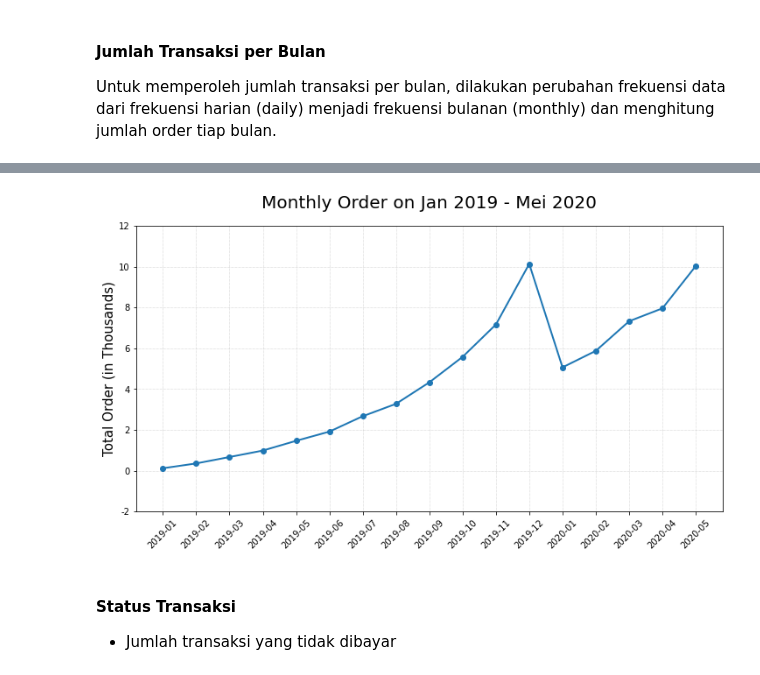
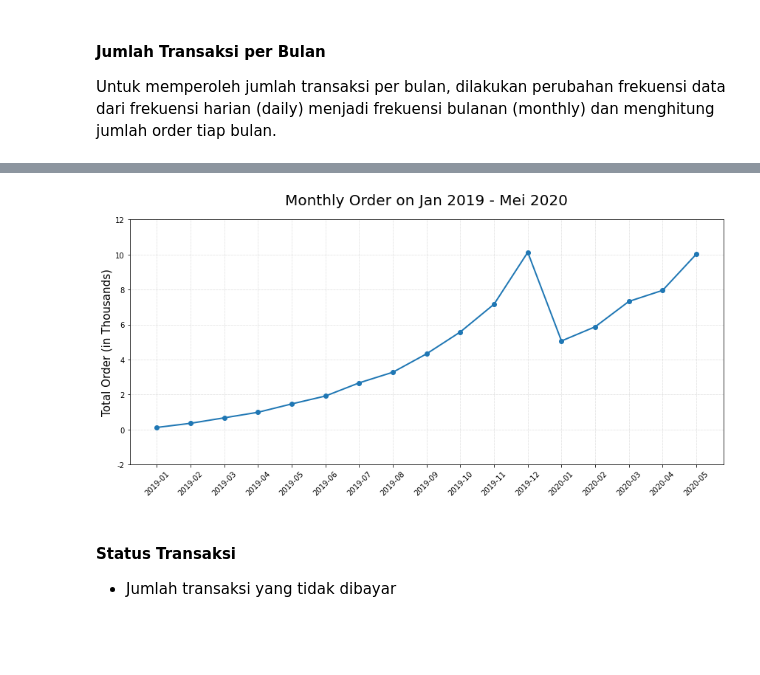
Before and after one commit to rfajri27/Ekploring_E_Commerce_Data, a Jupyter notebook: exploring_e_commerce_data.ipynb, the cells around one changed output, grey strips where cells are left out. Drawn from its saved outputs; the diff is of its cells as text; code cells hidden in the pictures; blank space fills up the shorter version.

```diff
--- a/exploring_e_commerce_data.ipynb
+++ b/exploring_e_commerce_data.ipynb
@@ -300,18 +301,19 @@ transaksi_bulanan = transaksi_bulanan.reset_index()
 # %%
 plt.figure(figsize=(12, 6))
 plt.plot(transaksi_bulanan['created_at'],
         transaksi_bulanan['order_id'],
         marker='o', linewidth=2)
 plt.title('Monthly Order on Jan 2019 - Mei 2020', loc='center', pad=20, fontsize=20)
 plt.ylabel('Total Order (in Thousands)', fontsize=15)
 plt.grid(color='darkgray', linestyle=':', linewidth=0.5)
 labels, locations = plt.yticks()
 plt.yticks(labels, (labels/1000).astype(int))
 plt.xticks(rotation=45)
+plt.tight_layout()
 plt.savefig('images/monthly_order.png')
 plt.show()
 # %% [output]
-[figure, old version]
+[figure, new version]
 # %% [markdown]
 #### Status Transaksi
 * Jumlah transaksi yang tidak dibayar
```
Also changed, not shown: parts of 6 cells of this notebook, 3 other files.
